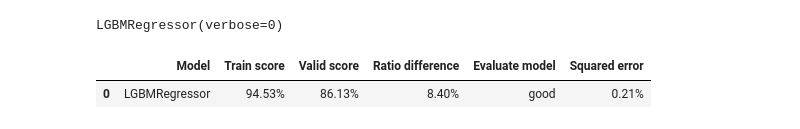
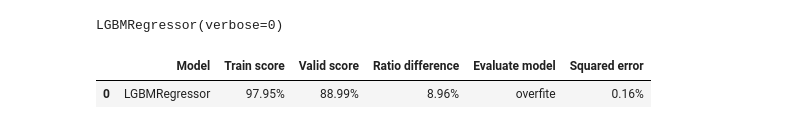
Before and after one commit to Estomihi100103/House-Prices-Kelompok-2, a Jupyter notebook: house_price.ipynb, the cells around one changed output. Saved outputs shown, nothing was run; the diff lists cells and outputs as text; code cells hidden in the pictures.

Commit message:
Revert "update model"
This reverts commit d339791f9faed8b39122cefd3670154bfa729871.

```diff
--- a/house_price.ipynb
+++ b/house_price.ipynb
@@ -352,0 +317,14 @@ See the caveats in the documentation: https://pandas.pydata.org/pandas-docs/stab
+# %%
+from sklearn.impute import SimpleImputer
+
+# Step 1: Separate the columns
+numerical_cols = df.select_dtypes(include=['float64', 'int64']).columns
+categorical_cols = df.select_dtypes(include=['object']).columns
+
+# Step 2: Impute missing values for numerical columns using median
+imputer_median = SimpleImputer(strategy='median')
+df[numerical_cols] = imputer_median.fit_transform(df[numerical_cols])
+
+# Step 3: Impute missing values for categorical columns using most_frequent
+imputer_most = SimpleImputer(strategy='most_frequent')
+df[categorical_cols] = imputer_most.fit_transform(df[categorical_cols])
@@ -518,8 +475,8 @@ df['SaleCondition'] = encoder.fit_transform(df['SaleCondition'])
 ### 2. Membagi Input dan Output
 # %%
 # memisahkan dataset menjadi fitur (input) dan target (output)
-x = df_train_selected.iloc[ : , :-1]
-y = df_train_selected.iloc[ : , -1]
+x = df.iloc[ : , :-1]
+y = df.iloc[ : , -1]
 # %%
 x
 # %% [output]
@@ -623,44 +580,53 @@ model.fit(x_train,y_train)
 # %% [output]
 LGBMRegressor(verbose=0)
 # %%
-# Menghitung prediksi dan squared error untuk model
-y_pred = model.predict(x_valid)
-mse = mean_squared_error(y_valid, y_pred)
-squared_error = f'{mse * 100:.2f}%'  # Format dalam bentuk persentase
+models = [model]
+models_names = ['LGBMRegressor']
 
-# Menghitung train dan validasi scores
-train_score = model.score(x_train, y_train)
-valid_score = model.score(x_valid, y_valid)
+# Calculate predictions and squared errors for each model:
+squared_errors = []
+for model in models:
+    y_pred = model.predict(x_valid)
+    mse = mean_squared_error(y_valid, y_pred)
+    squared_errors.append(f'{mse * 100:.2f}%')  # Format as percentage
+# Calculate train and test scores:
+train_score = [model.score(x_train, y_train) for model in models]
+valid_score = [model.score(x_valid, y_valid) for model in models]
 
-# Menghitung perbedaan antara skor pelatihan dan validasi
-ratio_difference = f'{(train_score - valid_score) * 100:.2f}%'
+# Difference between training and testing ratio
+ratio = []
+for train, valid in zip(train_score, valid_score):
+    result = train - valid
+    ratio.append(f'{result * 100:.2f}%')
 
-# Menentukan status model
-if train_score <= 0.65 and valid_score <= 0.65:
-    model_status = 'bad'
-elif train_score > valid_score * 1.10:
-    model_status = 'overfit'
-elif 0.65 < train_score < 0.80 and 0.65 < valid_score < 0.80:
-    model_status = 'middle'
-elif 0.80 <= train_score < 1.00 and 0.80 <= valid_score < 1.00:
-    model_status = 'good'
-elif train_score >= 0.80 and valid_score < 0.80:
-    model_status = 'high train, low test'
-else:
-    model_status = 'unknown'
+# Measure model state:6
+rate = []
+for train, valid in zip(train_score, valid_score):
+    if train <= 0.65 and valid <= 0.65:
+        rate.append('bad')
+    elif train > valid * 1.10:
+      rate.append('overfite')
+    elif train > 0.65 and train < 0.80 and valid > 0.65 and valid < 0.80:
+        rate.append('middle')
+    elif train >= 0.80 and valid >= 0.80 and train < 1.00 and valid < 1.00:
+        rate.append('good')
+    elif train >= 0.80 and valid < 0.80:
+        rate.append('high train, low test')
+    else:
+        rate.append('unknown')
 
-# Membuat DataFrame untuk hasil evaluasi
+# Create DataFrame
 model_score = pd.DataFrame({
-    'Model': ['LGBMRegressor'],
-    'Train score': [f'{round(train_score * 100, 2)}%'],
-    'Valid score': [f'{round(valid_score * 100, 2)}%'],
-    'Ratio difference': [ratio_difference],
-    'Evaluate model': [model_status],
-    'Squared error': [squared_error]
+    'Model': models_names,
+    'Train score': [f'{round(score * 100, 2)}%' for score in train_score],
+    'Valid score': [f'{round(score * 100, 2)}%' for score in valid_score],
+    'Ratio difference': ratio,
+    'Evaluate model': rate,
+    'Squared error': squared_errors
 })
 
-# Menampilkan hasil evaluasi
+# Show result:
 model_score
 # %% [output]
 |  | Model | Train score | Valid score | Ratio difference | Evaluate model | Squared error |
-| 0 | LGBMRegressor | 94.53% | 86.13% | 8.40% | good | 0.21% |
+| 0 | LGBMRegressor | 97.95% | 88.99% | 8.96% | overfite | 0.16% |
```
Also changed, not shown: parts of 43 cells of this notebook, 5 other files.
